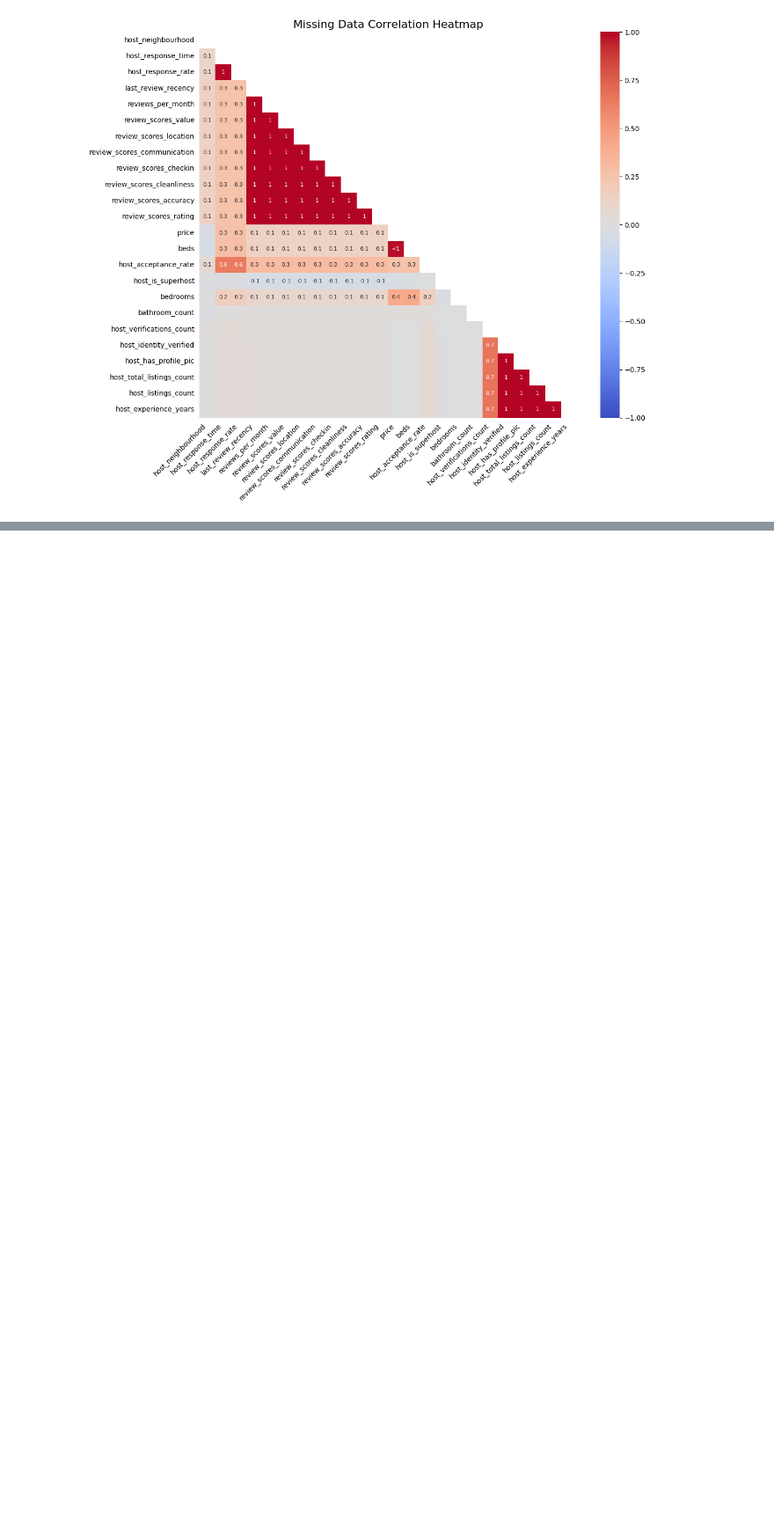
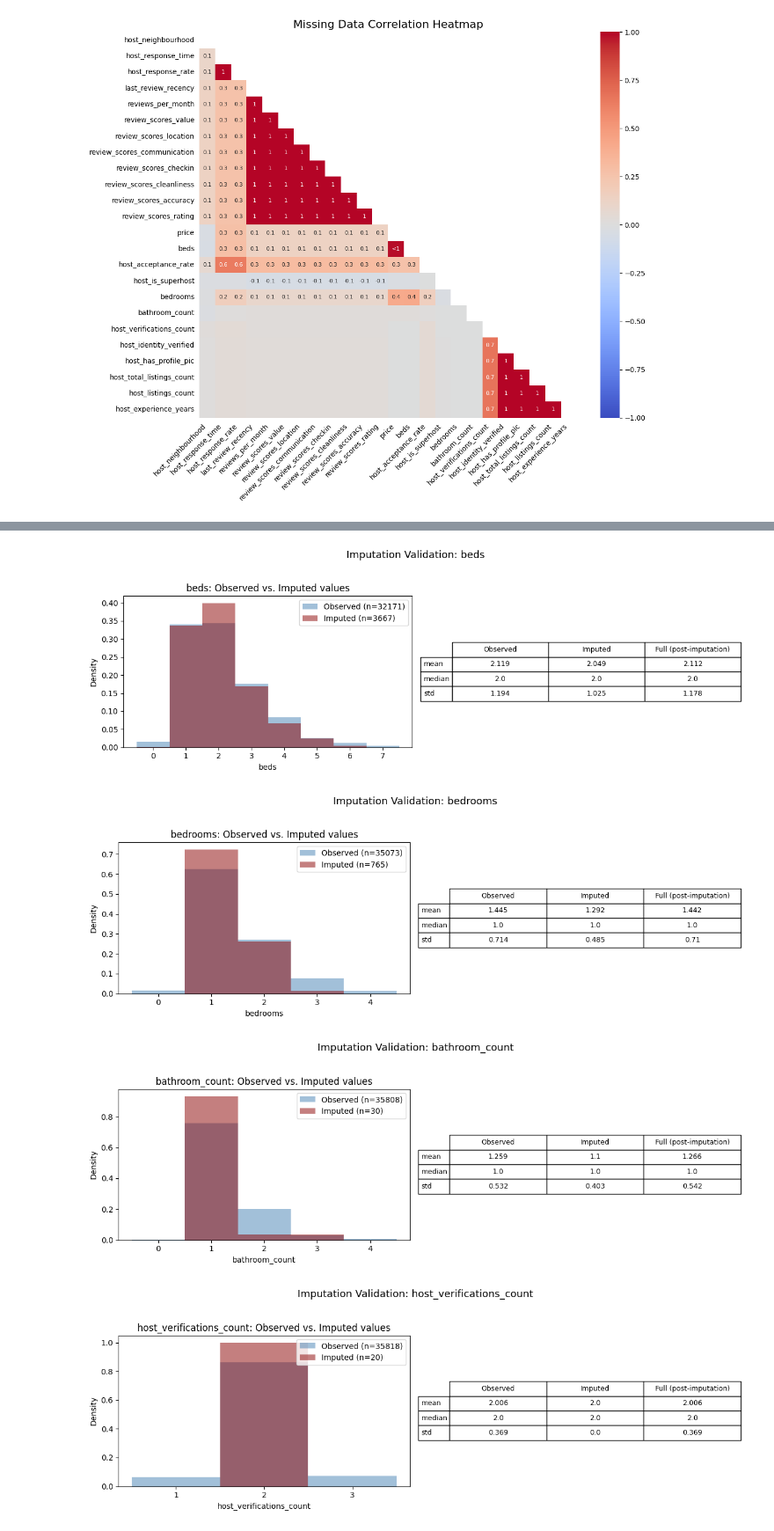
Before and after one commit to pln6/airbnb-market-segmentation-analysis, a Jupyter notebook: notebooks/01_data_cleaning.ipynb, the cells around one changed output, grey strips where cells are left out. Shown at 88% size. Cells and saved outputs as stored; diff of their text form; code cells hidden in the pictures; blank space fills up the shorter version.

```diff
--- a/notebooks/01_data_cleaning.ipynb
+++ b/notebooks/01_data_cleaning.ipynb
@@ -2051,0 +2298,31 @@ Based on this evidence, missing values will be handled according to their diagno
+# %%
+# MAR Variables
+mar_config = {
+    'beds': (True,  None),
+    'bedrooms': (True,  None),
+    'bathroom_count': (True,  None),
+    'host_verifications_count': (True,  None),
+    'host_acceptance_rate': (False, (0, 1)),
+    'host_response_rate': (False, (0, 1)),
+}
+
+mar_rows = []
+for col, (discrete, bounds) in mar_config.items():
+    stats = validate_imputation(listings_trimmed, listings_clean, col,
+                                 title=col, discrete=discrete, bounds=bounds)
+    mar_rows.append({
+        'variable': col,
+        'mean_observed': stats.loc['mean', 'Observed'],
+        'mean_imputed': stats.loc['mean', 'Imputed'],
+        'std_observed': stats.loc['std', 'Observed'],
+        'std_imputed': stats.loc['std', 'Imputed'],
+        'std_shrinkage_%': round((1 - stats.loc['std', 'Imputed'] / stats.loc['std', 'Observed']) * 100, 1)
+    })
+
+mar_summary = pd.DataFrame(mar_rows)
+display(mar_summary)
+# %% [output]
+[figure, added]
+[figure, added]
+[figure, added]
+[figure, added]
```
Also changed, not shown: parts of 14 cells of this notebook.
